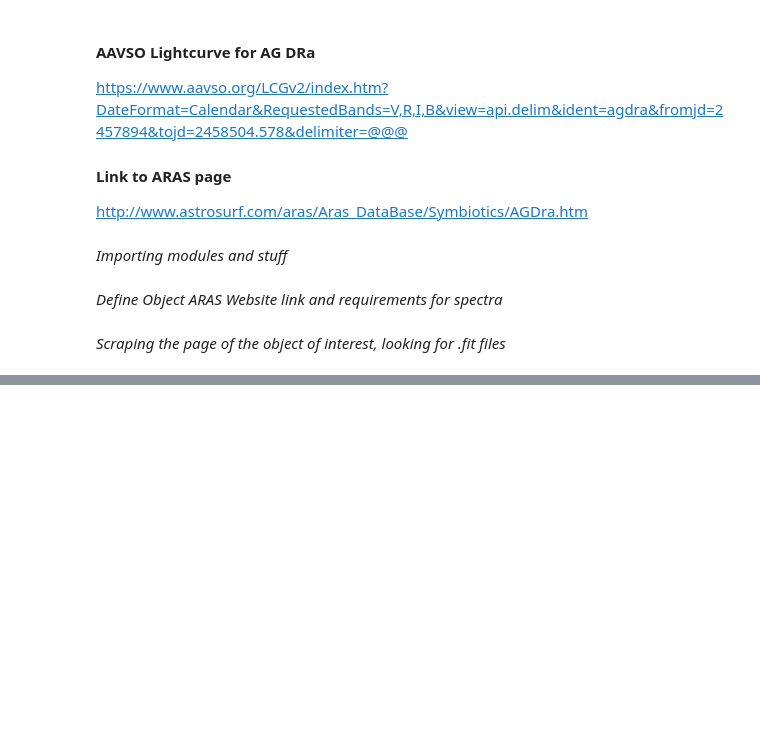
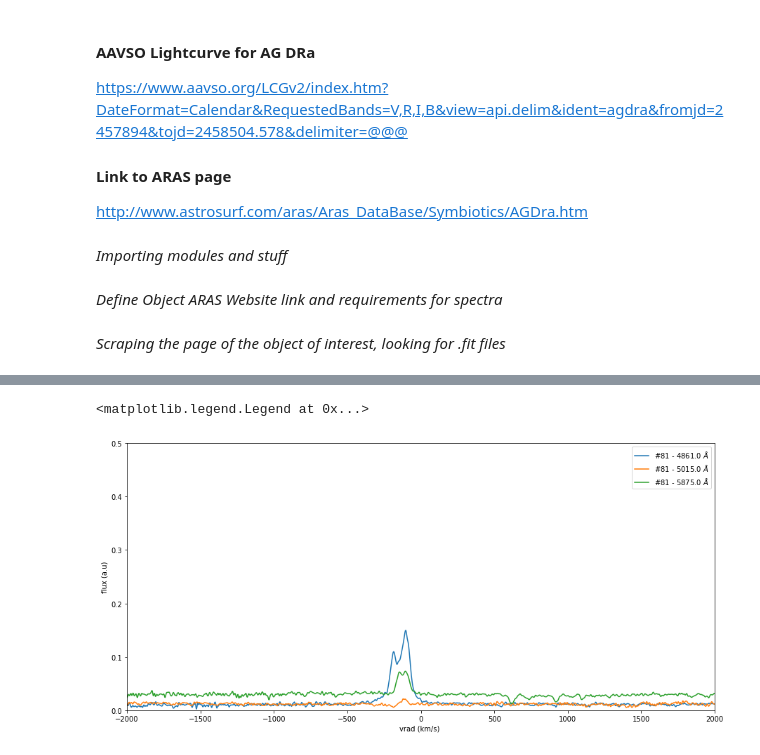
Before and after one commit to ivandga/ArasSpectraNotebooks, a Jupyter notebook: ag_dra.ipynb, the cells around one changed output, grey strips where cells are left out. Cells and saved outputs as stored; diff of their text form; code cells hidden in the pictures; blank space fills up the shorter version.

```diff
--- a/ag_dra.ipynb
+++ b/ag_dra.ipynb
@@ -42,0 +117,16 @@ for link in soup.findAll('a'):
+# %%
+fig = pl.figure(2, figsize = (15, 7))
+
+i_obs = 81
+plot_line(i_obs, 4861., labwl=True)
+plot_line(i_obs, 5015., labwl=True)
+plot_line(i_obs, 5875, labwl=True)
+
+pl.xlim(-2000, 2000)
+pl.xlabel('vrad (km/s) ')
+pl.ylim(0, 0.5)
+pl.ylabel('flux (a.u)')
+pl.legend()
+# %% [output]
+<matplotlib.legend.Legend at 0x...>
+[figure, added]
```
Also changed, not shown: parts of 6 cells of this notebook, 1 other file.
